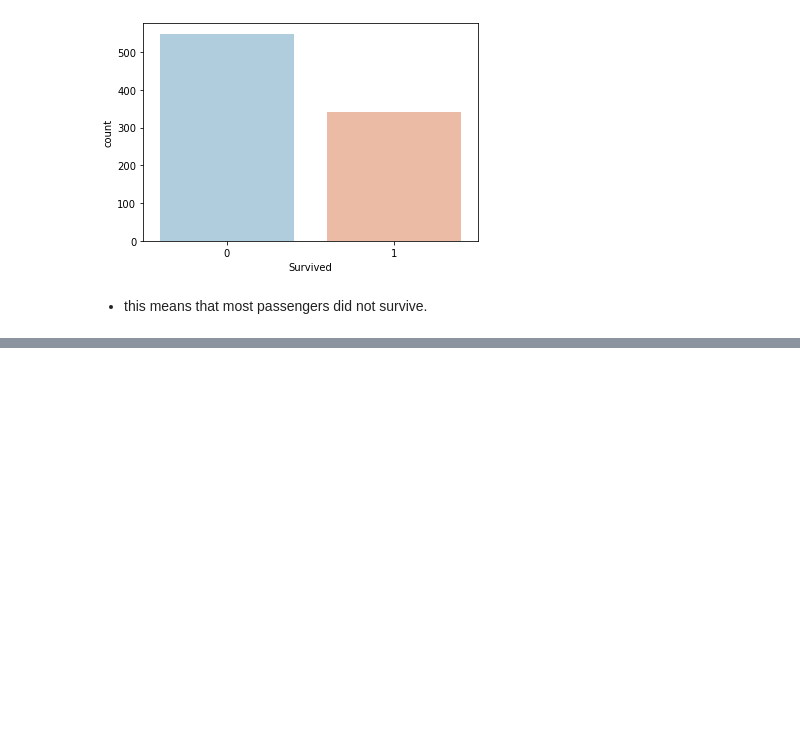
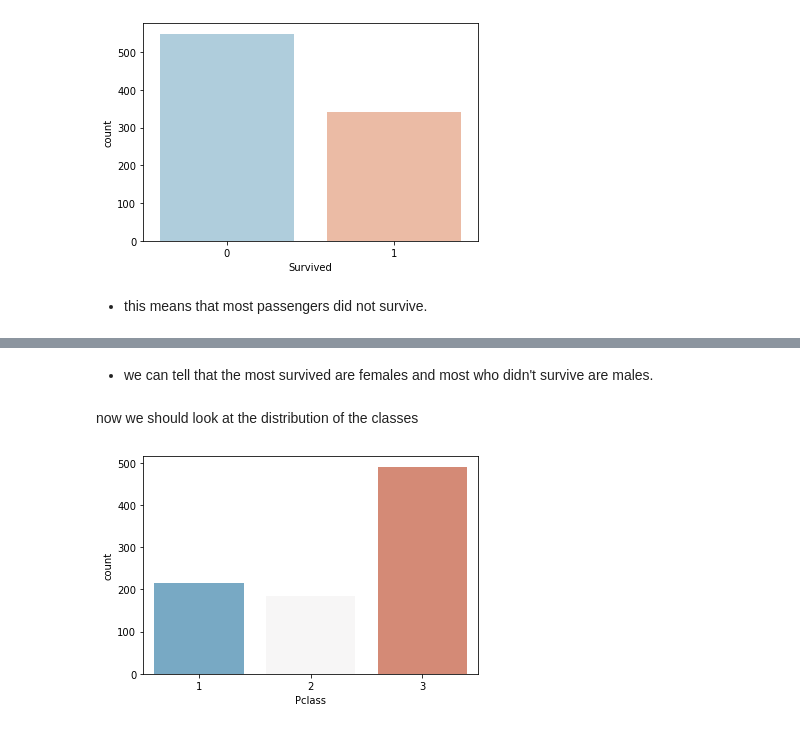
Before and after one commit to nouraahmed8499/Machine-Learning-Models, a Jupyter notebook: Logistic Regrssion Model.ipynb, the cells around one changed output, grey strips where cells are left out. Cells and saved outputs as stored; diff of their text form; code cells hidden in the pictures; blank space fills up the shorter version.

```diff
--- a/Logistic Regrssion Model.ipynb
+++ b/Logistic Regrssion Model.ipynb
@@ -139,0 +138,8 @@ sns.countplot(x = 'Survived', data = train_dataset, hue = "Sex", palette = 'RdBu
+# %% [markdown]
+- we can tell that the most survived are females and most who didn't survive are males.
+# %% [markdown]
+now we should look at the distribution of the classes
+# %%
+sns.countplot(x = 'Pclass', data = train_dataset, palette = 'RdBu_r');
+# %% [output]
+[figure, added]
```
Also changed, not shown: parts of 19 cells of this notebook.
